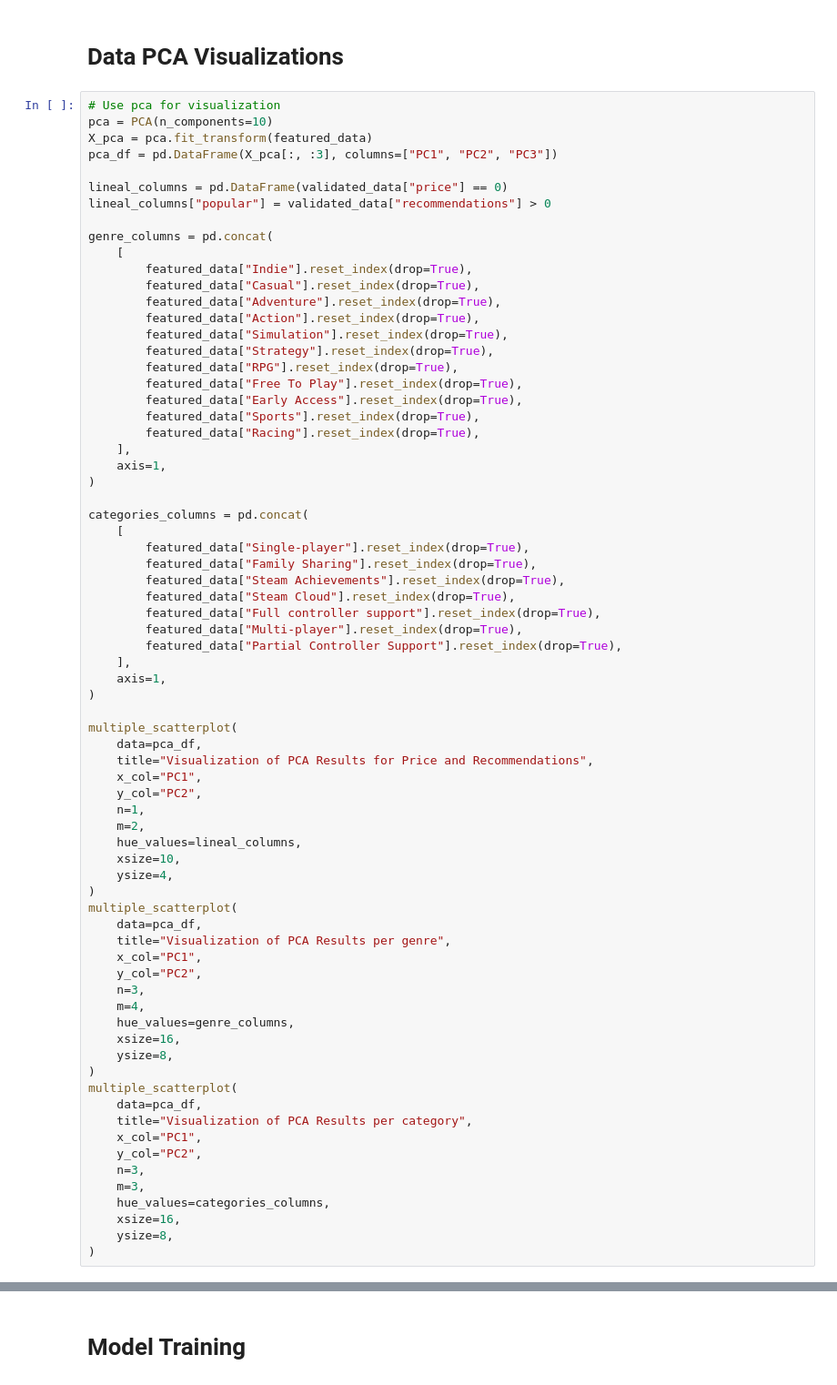
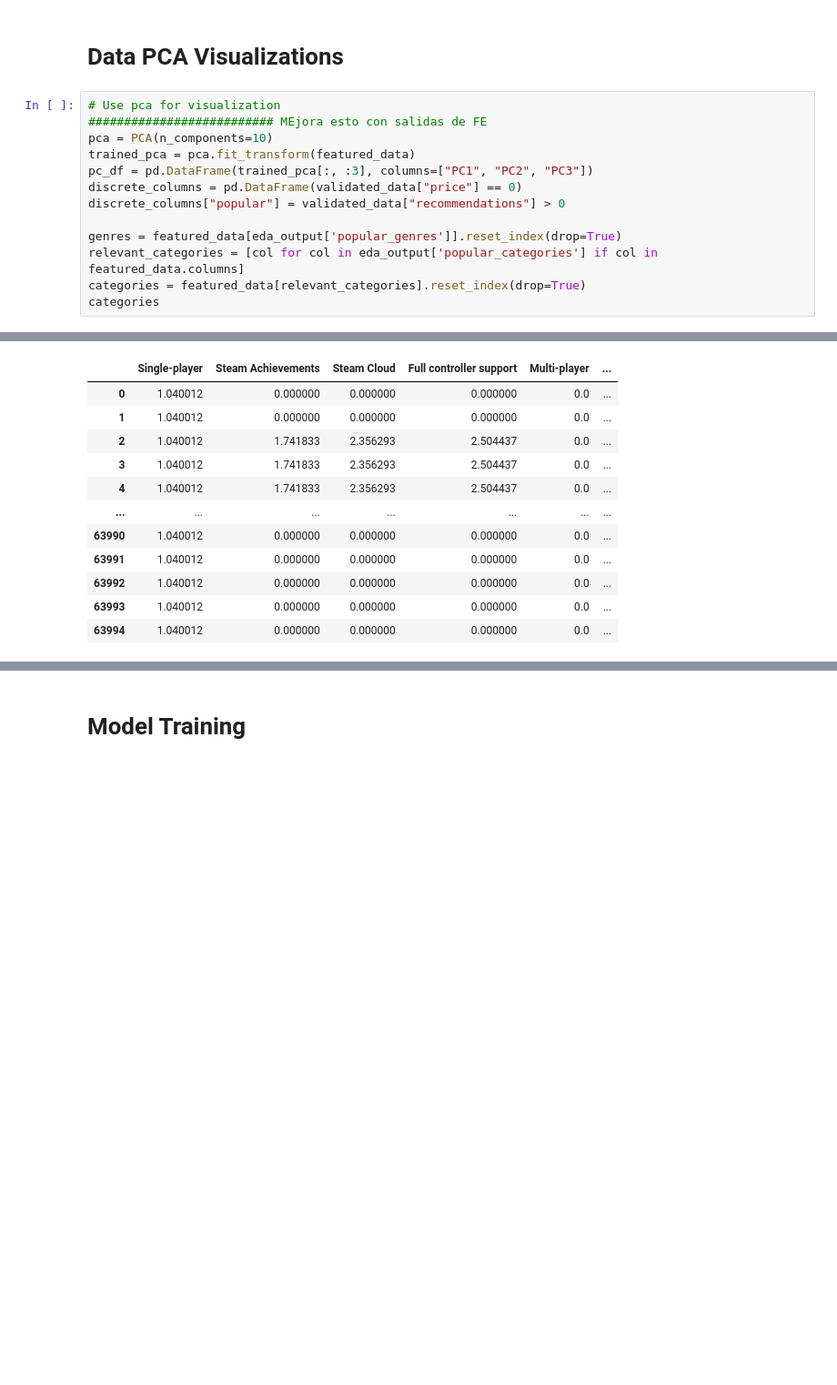
Before and after one commit to MCAlberto55/steam-games-analysis, a Jupyter notebook: notebooks/model_training.ipynb, the cells around one changed output, grey strips where cells are left out. Shown at 91% size. Saved outputs shown, nothing was run; the diff lists cells and outputs as text; blank space fills up the shorter version.

```diff
--- a/notebooks/model_training.ipynb
+++ b/notebooks/model_training.ipynb
@@ -27,74 +48,15 @@ validated_data = get_validated_data()
 # Data PCA Visualizations
 # %%
 # Use pca for visualization
+########################## MEjora esto con salidas de FE
 pca = PCA(n_components=10)
-X_pca = pca.fit_transform(featured_data)
-pca_df = pd.DataFrame(X_pca[:, :3], columns=["PC1", "PC2", "PC3"])
+trained_pca = pca.fit_transform(featured_data)
+pc_df = pd.DataFrame(trained_pca[:, :3], columns=["PC1", "PC2", "PC3"])
+discrete_columns = pd.DataFrame(validated_data["price"] == 0)
+discrete_columns["popular"] = validated_data["recommendations"] > 0
 
-lineal_columns = pd.DataFrame(validated_data["price"] == 0)
-lineal_columns["popular"] = validated_data["recommendations"] > 0
-
-genre_columns = pd.concat(
-    [
-        featured_data["Indie"].reset_index(drop=True),
-        featured_data["Casual"].reset_index(drop=True),
-        featured_data["Adventure"].reset_index(drop=True),
-        featured_data["Action"].reset_index(drop=True),
-        featured_data["Simulation"].reset_index(drop=True),
-        featured_data["Strategy"].reset_index(drop=True),
-        featured_data["RPG"].reset_index(drop=True),
-        featured_data["Free To Play"].reset_index(drop=True),
-        featured_data["Early Access"].reset_index(drop=True),
-        featured_data["Sports"].reset_index(drop=True),
-        featured_data["Racing"].reset_index(drop=True),
-    ],
-    axis=1,
-)
-
-categories_columns = pd.concat(
-    [
-        featured_data["Single-player"].reset_index(drop=True),
-        featured_data["Family Sharing"].reset_index(drop=True),
-        featured_data["Steam Achievements"].reset_index(drop=True),
-        featured_data["Steam Cloud"].reset_index(drop=True),
-        featured_data["Full controller support"].reset_index(drop=True),
-        featured_data["Multi-player"].reset_index(drop=True),
-        featured_data["Partial Controller Support"].reset_index(drop=True),
-    ],
-    axis=1,
-)
-
-multiple_scatterplot(
-    data=pca_df,
-    title="Visualization of PCA Results for Price and Recommendations",
-    x_col="PC1",
-    y_col="PC2",
-    n=1,
-    m=2,
-    hue_values=lineal_columns,
-    xsize=10,
-    ysize=4,
-)
-multiple_scatterplot(
-    data=pca_df,
-    title="Visualization of PCA Results per genre",
-    x_col="PC1",
-    y_col="PC2",
-    n=3,
-    m=4,
-    hue_values=genre_columns,
-    xsize=16,
-    ysize=8,
-)
-multiple_scatterplot(
-    data=pca_df,
-    title="Visualization of PCA Results per category",
-    x_col="PC1",
-    y_col="PC2",
-    n=3,
-    m=3,
-    hue_values=categories_columns,
-    xsize=16,
-    ysize=8,
-)
+genres = featured_data[eda_output['popular_genres']].reset_index(drop=True)
+relevant_categories = [col for col in eda_output['popular_categories'] if col in featured_data.columns]
+categories = featured_data[relevant_categories].reset_index(drop=True)
+categories
 # %% [output]
@@ -103,0 +63,12 @@ multiple_scatterplot(
+|  | Single-player | Steam Achievements | Steam Cloud | Full controller support | Multi-player | ... |
+| 0 | 1.040012 | 0.000000 | 0.000000 | 0.000000 | 0.0 | ... |
+| 1 | 1.040012 | 0.000000 | 0.000000 | 0.000000 | 0.0 | ... |
+| 2 | 1.040012 | 1.741833 | 2.356293 | 2.504437 | 0.0 | ... |
+| 3 | 1.040012 | 1.741833 | 2.356293 | 2.504437 | 0.0 | ... |
+| 4 | 1.040012 | 1.741833 | 2.356293 | 2.504437 | 0.0 | ... |
+| ... | ... | ... | ... | ... | ... | ... |
+| 63990 | 1.040012 | 0.000000 | 0.000000 | 0.000000 | 0.0 | ... |
+| 63991 | 1.040012 | 0.000000 | 0.000000 | 0.000000 | 0.0 | ... |
+| 63992 | 1.040012 | 0.000000 | 0.000000 | 0.000000 | 0.0 | ... |
+| 63993 | 1.040012 | 0.000000 | 0.000000 | 0.000000 | 0.0 | ... |
+| 63994 | 1.040012 | 0.000000 | 0.000000 | 0.000000 | 0.0 | ... |
```
Also changed, not shown: parts of 14 cells of this notebook.
